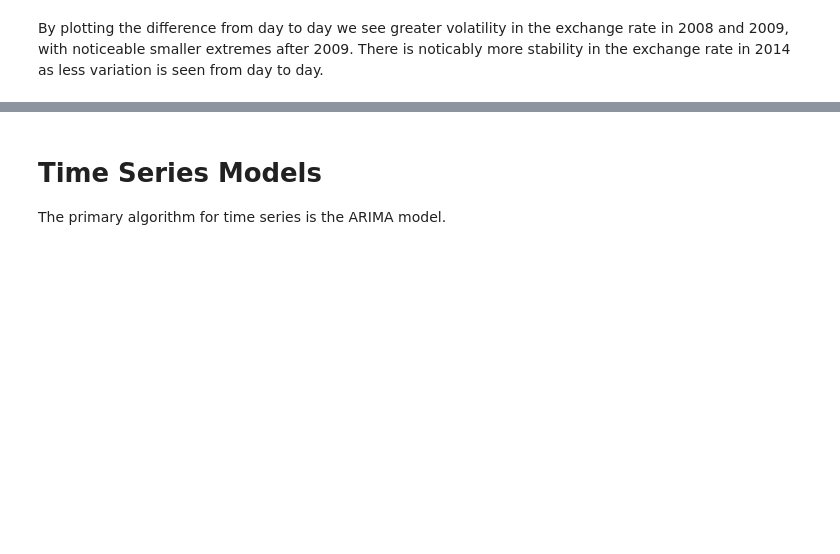
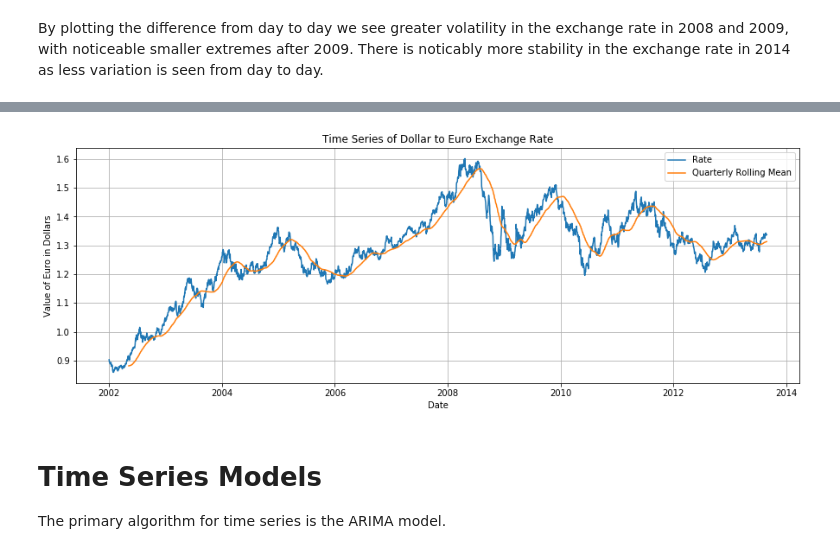
Before and after one commit to mbeckmanssf/Thinkful, a Jupyter notebook: Capstone/Notebook.ipynb, the cells around one changed output, grey strips where cells are left out. Saved outputs shown, nothing was run; the diff lists cells and outputs as text; code cells hidden in the pictures; blank space fills up the shorter version.

```diff
--- a/Capstone/Notebook.ipynb
+++ b/Capstone/Notebook.ipynb
@@ -113,3 +158,16 @@ from sklearn.model_selection import TimeSeriesSplit
+# %%
+# plot time series
+plt.figure(figsize=(15, 5))
+plt.xlabel('Date')
+plt.ylabel('Value of Euro in Dollars')
+plt.plot(train.index, train.Rate)
+plt.plot(train.index, train.Rate.rolling(window=90,center=False).mean(), label = 'Quarterly Rolling Mean')
+plt.grid(True)
+plt.title('Time Series of Dollar to Euro Exchange Rate')
+plt.legend()
+plt.show()
+# %% [output]
+[figure, added]
 # %% [markdown]
 # Time Series Models
 The primary algorithm for time series is the ARIMA model.
```
Also changed, not shown: parts of 18 cells of this notebook.
